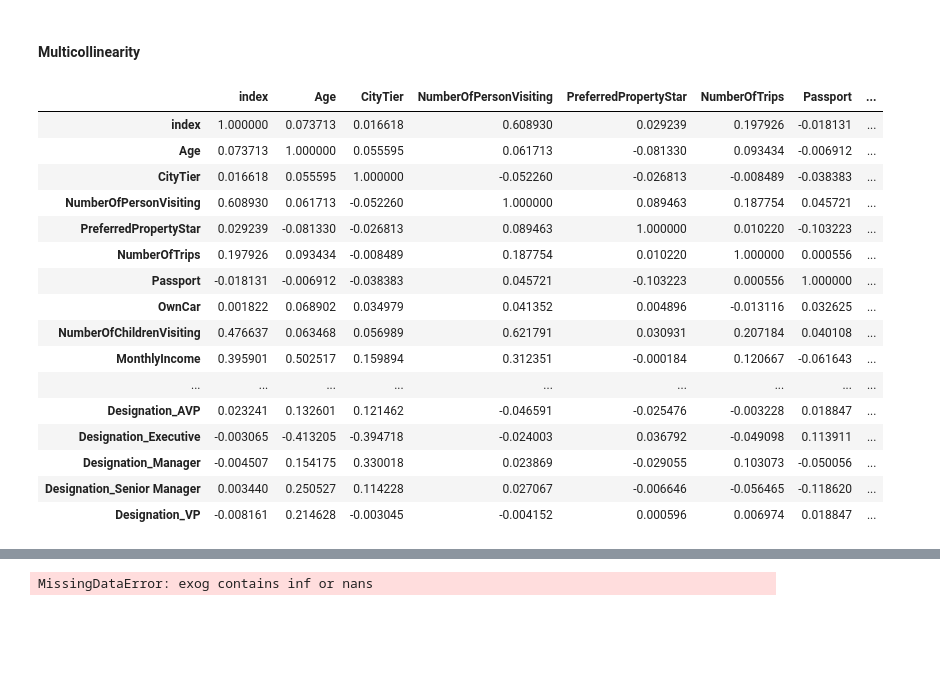
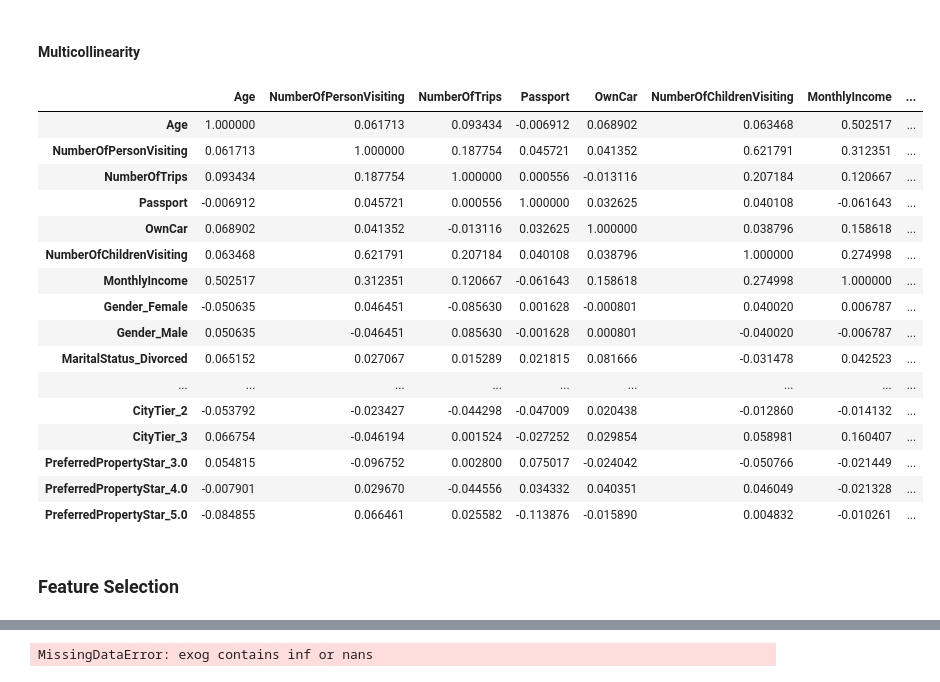
Before and after one commit to chabazite/Tourism_recommendations, a Jupyter notebook: notebooks/3.0_ASI_Modeling.ipynb, the cells around one changed output, grey strips where cells are left out. Saved outputs shown, nothing was run; the diff lists cells and outputs as text; code cells hidden in the pictures; blank space fills up the shorter version.

Commit message:
feature selection

```diff
--- a/notebooks/3.0_ASI_Modeling.ipynb
+++ b/notebooks/3.0_ASI_Modeling.ipynb
@@ -245,24 +268,25 @@ Mean F1 weighted: 0.86060
 # %% [markdown]
 #### Multicollinearity
 # %%
-tourism_df1 = pd.get_dummies(tourism_df)
-corr=tourism_df1.corr()
+corr=X_df.corr()
 corr.style.background_gradient(cmap='coolwarm')
 # %% [output]
-|  | index | Age | CityTier | NumberOfPersonVisiting | PreferredPropertyStar | NumberOfTrips | Passport | ... |
-| index | 1.000000 | 0.073713 | 0.016618 | 0.608930 | 0.029239 | 0.197926 | -0.018131 | ... |
-| Age | 0.073713 | 1.000000 | 0.055595 | 0.061713 | -0.081330 | 0.093434 | -0.006912 | ... |
-| CityTier | 0.016618 | 0.055595 | 1.000000 | -0.052260 | -0.026813 | -0.008489 | -0.038383 | ... |
-| NumberOfPersonVisiting | 0.608930 | 0.061713 | -0.052260 | 1.000000 | 0.089463 | 0.187754 | 0.045721 | ... |
-| PreferredPropertyStar | 0.029239 | -0.081330 | -0.026813 | 0.089463 | 1.000000 | 0.010220 | -0.103223 | ... |
-| NumberOfTrips | 0.197926 | 0.093434 | -0.008489 | 0.187754 | 0.010220 | 1.000000 | 0.000556 | ... |
-| Passport | -0.018131 | -0.006912 | -0.038383 | 0.045721 | -0.103223 | 0.000556 | 1.000000 | ... |
-| OwnCar | 0.001822 | 0.068902 | 0.034979 | 0.041352 | 0.004896 | -0.013116 | 0.032625 | ... |
-| NumberOfChildrenVisiting | 0.476637 | 0.063468 | 0.056989 | 0.621791 | 0.030931 | 0.207184 | 0.040108 | ... |
-| MonthlyIncome | 0.395901 | 0.502517 | 0.159894 | 0.312351 | -0.000184 | 0.120667 | -0.061643 | ... |
+|  | Age | NumberOfPersonVisiting | NumberOfTrips | Passport | OwnCar | NumberOfChildrenVisiting | MonthlyIncome | ... |
+| Age | 1.000000 | 0.061713 | 0.093434 | -0.006912 | 0.068902 | 0.063468 | 0.502517 | ... |
+| NumberOfPersonVisiting | 0.061713 | 1.000000 | 0.187754 | 0.045721 | 0.041352 | 0.621791 | 0.312351 | ... |
+| NumberOfTrips | 0.093434 | 0.187754 | 1.000000 | 0.000556 | -0.013116 | 0.207184 | 0.120667 | ... |
+| Passport | -0.006912 | 0.045721 | 0.000556 | 1.000000 | 0.032625 | 0.040108 | -0.061643 | ... |
+| OwnCar | 0.068902 | 0.041352 | -0.013116 | 0.032625 | 1.000000 | 0.038796 | 0.158618 | ... |
+| NumberOfChildrenVisiting | 0.063468 | 0.621791 | 0.207184 | 0.040108 | 0.038796 | 1.000000 | 0.274998 | ... |
+| MonthlyIncome | 0.502517 | 0.312351 | 0.120667 | -0.061643 | 0.158618 | 0.274998 | 1.000000 | ... |
+| Gender_Female | -0.050635 | 0.046451 | -0.085630 | 0.001628 | -0.000801 | 0.040020 | 0.006787 | ... |
+| Gender_Male | 0.050635 | -0.046451 | 0.085630 | -0.001628 | 0.000801 | -0.040020 | -0.006787 | ... |
+| MaritalStatus_Divorced | 0.065152 | 0.027067 | 0.015289 | 0.021815 | 0.081666 | -0.031478 | 0.042523 | ... |
 | ... | ... | ... | ... | ... | ... | ... | ... | ... |
-| Designation_AVP | 0.023241 | 0.132601 | 0.121462 | -0.046591 | -0.025476 | -0.003228 | 0.018847 | ... |
-| Designation_Executive | -0.003065 | -0.413205 | -0.394718 | -0.024003 | 0.036792 | -0.049098 | 0.113911 | ... |
-| Designation_Manager | -0.004507 | 0.154175 | 0.330018 | 0.023869 | -0.029055 | 0.103073 | -0.050056 | ... |
-| Designation_Senior Manager | 0.003440 | 0.250527 | 0.114228 | 0.027067 | -0.006646 | -0.056465 | -0.118620 | ... |
-| Designation_VP | -0.008161 | 0.214628 | -0.003045 | -0.004152 | 0.000596 | 0.006974 | 0.018847 | ... |
+| CityTier_2 | -0.053792 | -0.023427 | -0.044298 | -0.047009 | 0.020438 | -0.012860 | -0.014132 | ... |
+| CityTier_3 | 0.066754 | -0.046194 | 0.001524 | -0.027252 | 0.029854 | 0.058981 | 0.160407 | ... |
+| PreferredPropertyStar_3.0 | 0.054815 | -0.096752 | 0.002800 | 0.075017 | -0.024042 | -0.050766 | -0.021449 | ... |
+| PreferredPropertyStar_4.0 | -0.007901 | 0.029670 | -0.044556 | 0.034332 | 0.040351 | 0.046049 | -0.021328 | ... |
+| PreferredPropertyStar_5.0 | -0.084855 | 0.066461 | 0.025582 | -0.113876 | -0.015890 | 0.004832 | -0.010261 | ... |
+# %% [markdown]
+### Feature Selection
```
Also changed, not shown: parts of 9 cells of this notebook.
